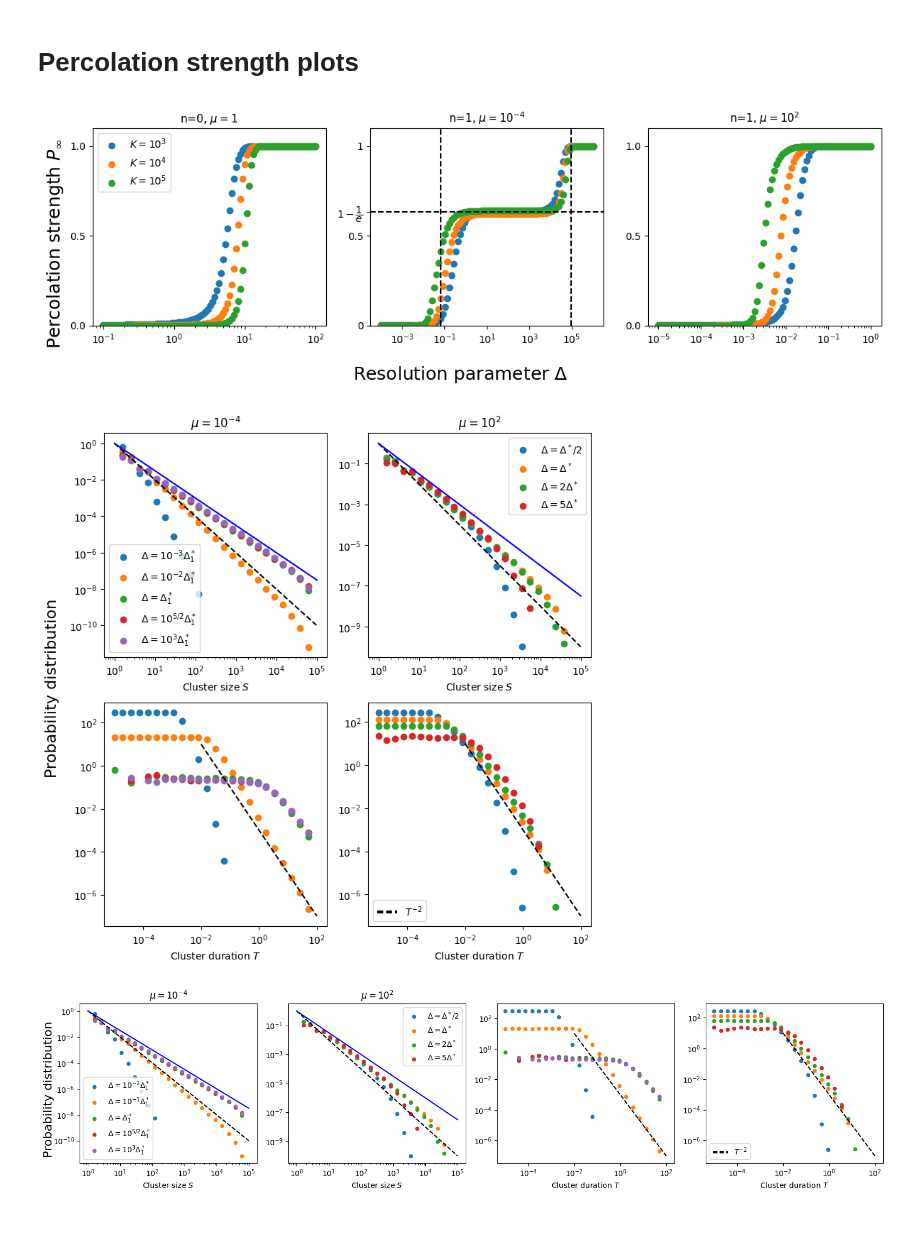
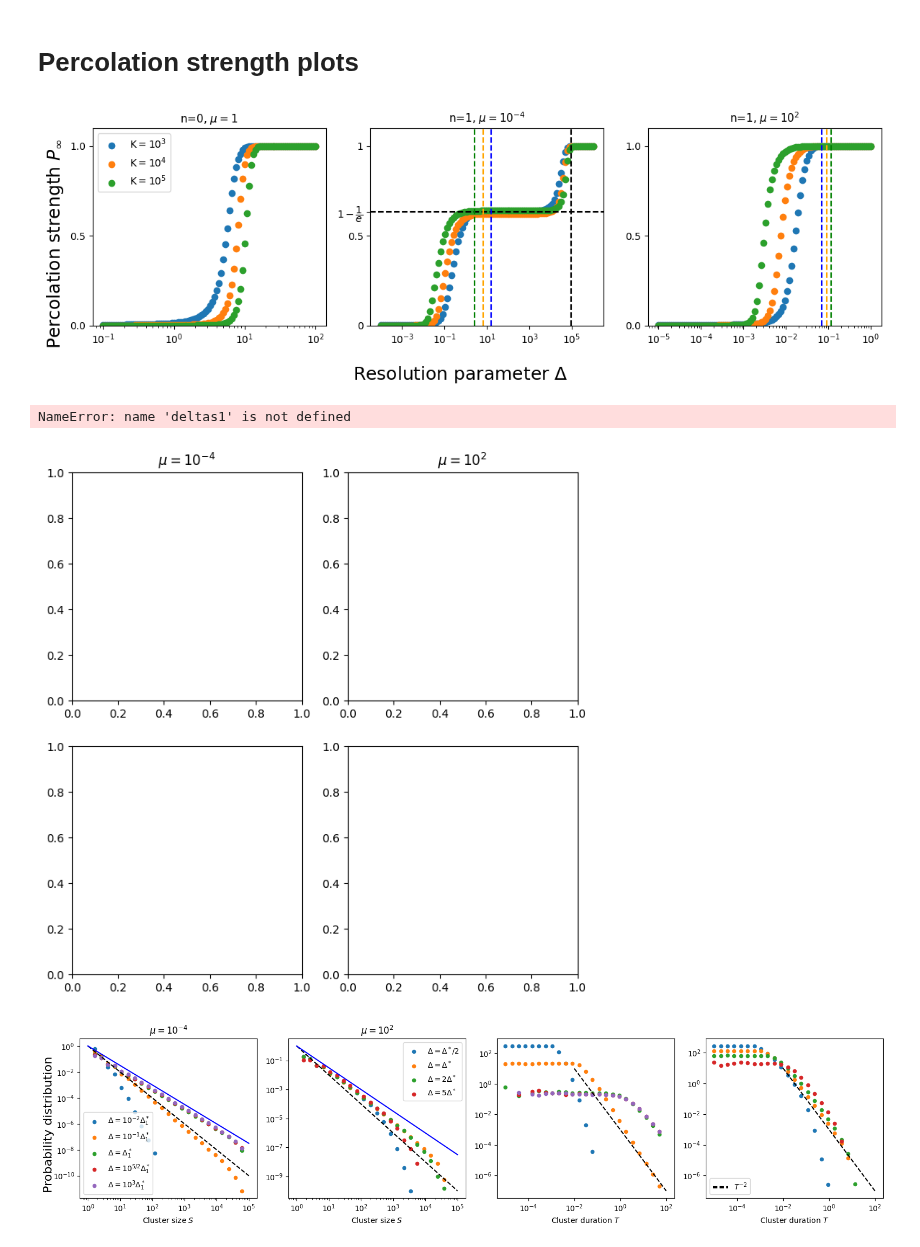
Before and after one commit to RivasAntonio/TFM, a Jupyter notebook: Códigos/Hawkes/figures.ipynb, the cells around one changed output. Cells and saved outputs as stored; diff of their text form; code cells hidden in the pictures.

```diff
--- a/Códigos/Hawkes/figures.ipynb
+++ b/Códigos/Hawkes/figures.ipynb
@@ -143,14 +143,39 @@ for ax in axs:
 fig.axes[1].set_yticks([0, 0.5, 1-1/np.exp(1),1 ])
 fig.axes[1].set_yticklabels([0, 0.5, '$1-\dfrac{1}{e}$',1])
 fig.axes[1].axhline(1-1/np.exp(1), color='black', linestyle='--')
-fig.axes[1].vlines(np.log(10**4)/(10**-4+np.sqrt(10**-4*2*10**4))/100, 0, 1.1, color='black', linestyle='--')
+
 fig.axes[1].vlines(np.log(10**4)/(10**-4), 0, 1.1, color='black', linestyle='--')
+fig.axes[1].vlines(np.log(10**3)/(10**-4+np.sqrt(10**-4*2*10**3)), 0, 1.1, color='blue', linestyle='--')
+fig.axes[1].vlines(np.log(10**4)/(10**-4+np.sqrt(10**-4*2*10**4)), 0, 1.1, color='orange', linestyle='--')
+fig.axes[1].vlines(np.log(10**5)/(10**-4+np.sqrt(10**-4*2*10**5)), 0, 1.1, color='green', linestyle='--')
+
+"""
+#Valores de delta del artículo
+fig.axes[1].vlines(0.001*np.log(10**4)/(10**-4+np.sqrt(10**-4*2*10**3)), 0, 1.1, color='blue', linestyle='--')
+fig.axes[1].vlines(np.log(10**4)/(10**-4+np.sqrt(10**-4*2*10**4)), 0, 1.1, color='orange', linestyle='--')
+fig.axes[1].vlines(10**2.5*np.log(10**4)/(10**-4+np.sqrt(10**-4*2*10**5)), 0, 1.1, color='green', linestyle='--')
+fig.axes[1].vlines(10**3*np.log(10**4)/(10**-4+np.sqrt(10**-4*2*10**5)), 0, 1.1, color='black', linestyle='--')
+"""
+
+fig.axes[2].vlines(np.log(10**3)/(10**2), 0, 1.1, color='blue', linestyle='--')
+fig.axes[2].vlines(np.log(10**4)/(10**2), 0, 1.1, color='orange', linestyle='--')
+fig.axes[2].vlines(np.log(10**5)/(10**2), 0, 1.1, color='green', linestyle='--')
+
+
+
+
+"""#Valores de delta del artículo
+fig.axes[2].vlines(0.5*np.log(10**8)/(10**2), 0, 1.1, color='black', linestyle='--')
+fig.axes[2].vlines(1*np.log(10**8)/(10**2), 0, 1.1, color='red', linestyle='--')
+fig.axes[2].vlines(3*np.log(10**8)/(10**2), 0, 1.1, color='pink', linestyle='--')
+fig.axes[2].vlines(5*np.log(10**8)/(10**2), 0, 1.1, color='yellow', linestyle='--')
+"""
 
 fig.supylabel('Percolation strength $P_{\infty}$', fontsize = 18)
 fig.supxlabel('Resolution parameter $\Delta$', fontsize = 18)
 fig.tight_layout()
 # %% [output]
-[figure, old version]
+[figure, new version]
 # %%
 K = 10**5
 n = 1
@@ -216,35 +241,36 @@ for i in range(4):
 
 fig.supylabel('Probability distribution', fontsize=16)
 fig.axes[0].set_xlabel('Cluster size $S$')
 fig.axes[1].set_xlabel('Cluster size $S$')
 fig.axes[2].set_xlabel('Cluster duration $T$')
 fig.axes[3].set_xlabel('Cluster duration $T$')
-fig.axes[0].legend(labels = labels1, loc = 'best')
+fig.axes[0].legend(labels = labels1, loc = 'best', ncol = 2)
 fig.axes[1].legend(labels = labels2, loc = 'best')
 
 s_bins = np.logspace(0, 5, num = 100, base = 10)
 y_s = s_bins**(-2)
 y_s2 = s_bins**(-3/2)
 
 t_bins = np.logspace(-2, 2, num = 100, base = 10)
 y_t = t_bins**(-2) * 10**-3
 
 fig.axes[0].plot(s_bins, y_s, color='black', linestyle='--')
 fig.axes[0].plot(s_bins, y_s2, color='blue')
 fig.axes[1].plot(s_bins, y_s, color='black', linestyle='--')
 fig.axes[1].plot(s_bins, y_s2, color='blue')
 fig.axes[2].plot(t_bins, y_t, color='black', linestyle='--')
 fig.axes[3].plot(t_bins, y_t, color='black', linestyle='--')
 
 
 fig.axes[3].legend(handles = [Line2D([0], [0], dashes=[2, 1], color='black', linewidth=3, linestyle='--')], labels=['$T^{-2}$'], loc = 'lower left', fontsize = 10)
 #fig.axes[1].legend(handles = [Line2D([0], [0], dashes=[2, 1], color='black', linewidth=3, linestyle='--'),Line2D([0], [0], dashes=[2, 1], color='blue', linewidth=3)], labels=['$S^{-2}$', '$S^{-3/2}$'], loc = 'lower left', fontsize = 10)
 
 #fig.axes[1].annotate(Line2D([0], [0], dashes=[2, 1], color='black', linewidth=3, linestyle='--') '$S^{-2}$')
 
 fig.tight_layout()
 # %% [output]
+NameError: name 'deltas1' is not defined
-[figure, old version]
+[figure, new version]
 # %%
 labels1 = ['$\Delta=10^{-2}\Delta_1^*$','$\Delta=10^{-1}\Delta_1^*$','$\Delta=\Delta_1^*$','$\Delta=10^{5/2}\Delta_1^*$','$\Delta=10^3\Delta_1^*$']
 labels2 = ['$\Delta=\Delta^*/2$','$\Delta=\Delta^*$','$\Delta=2\Delta^*$','$\Delta=5\Delta^*$']
```
Also changed, not shown: parts of 1 cell of this notebook, 6 other files.
